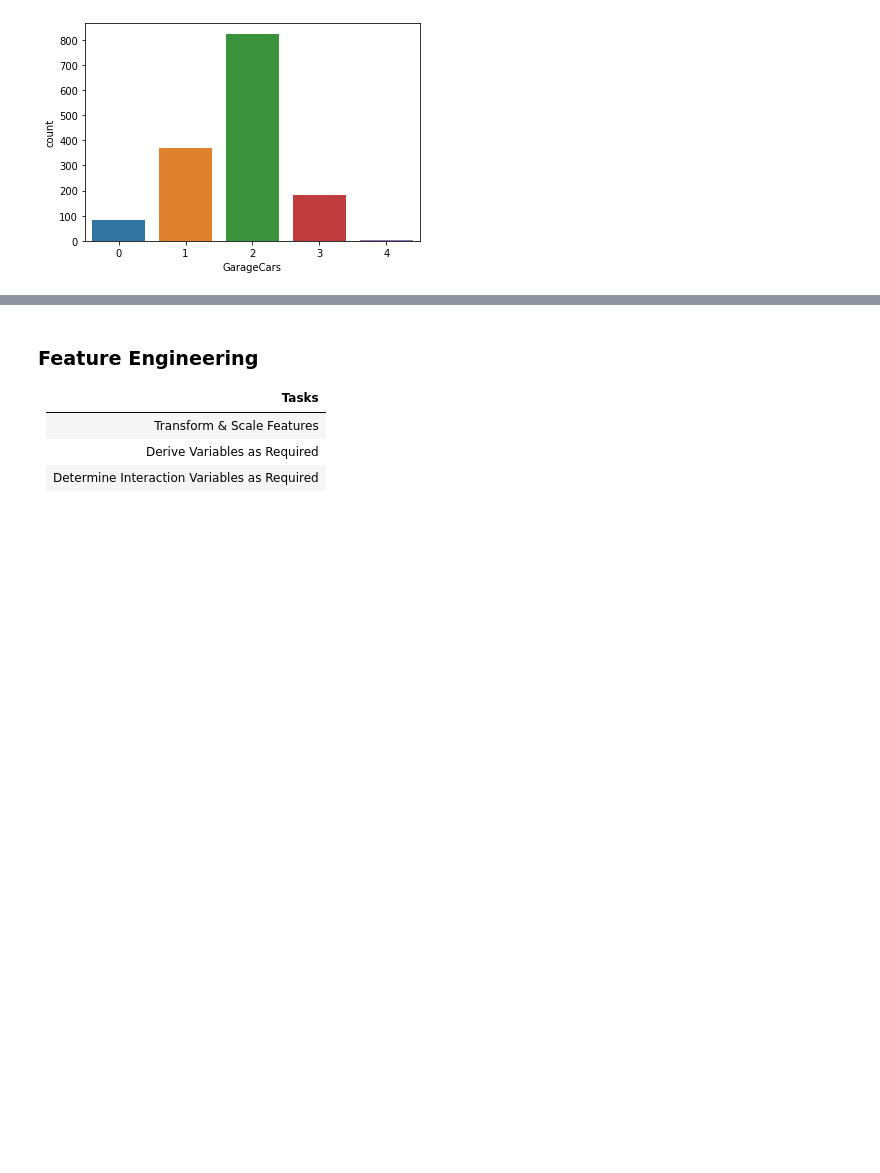
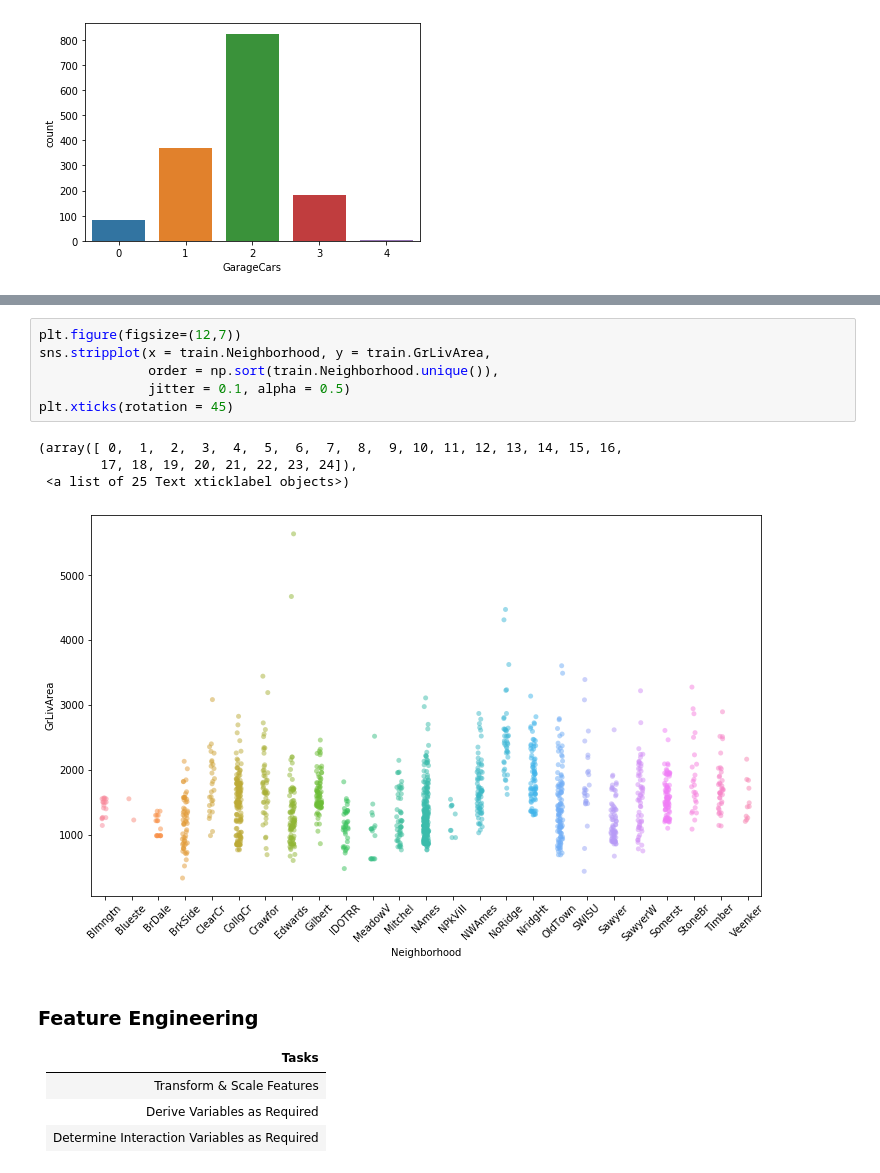
Before and after one commit to ericlundy87/House-Prices-Advanced-Regression-Techniques, a Jupyter notebook: p4_cheney.ipynb, the cells around one changed output, grey strips where cells are left out. Drawn from its saved outputs; the diff is of its cells as text; blank space fills up the shorter version.

```diff
--- a/p4_cheney.ipynb
+++ b/p4_cheney.ipynb
@@ -263,3 +287,14 @@ sns.countplot(train.GarageCars)
+# %%
+plt.figure(figsize=(12,7))
+sns.stripplot(x = train.Neighborhood, y = train.GrLivArea,
+              order = np.sort(train.Neighborhood.unique()),
+              jitter = 0.1, alpha = 0.5)
+plt.xticks(rotation = 45)
+# %% [output]
+(array([ 0,  1,  2,  3,  4,  5,  6,  7,  8,  9, 10, 11, 12, 13, 14, 15, 16,
+        17, 18, 19, 20, 21, 22, 23, 24]),
+ <a list of 25 Text xticklabel objects>)
+[figure, added]
 # %% [markdown]
 ### Feature Engineering
 
```
Also changed, not shown: parts of 8 cells of this notebook.
